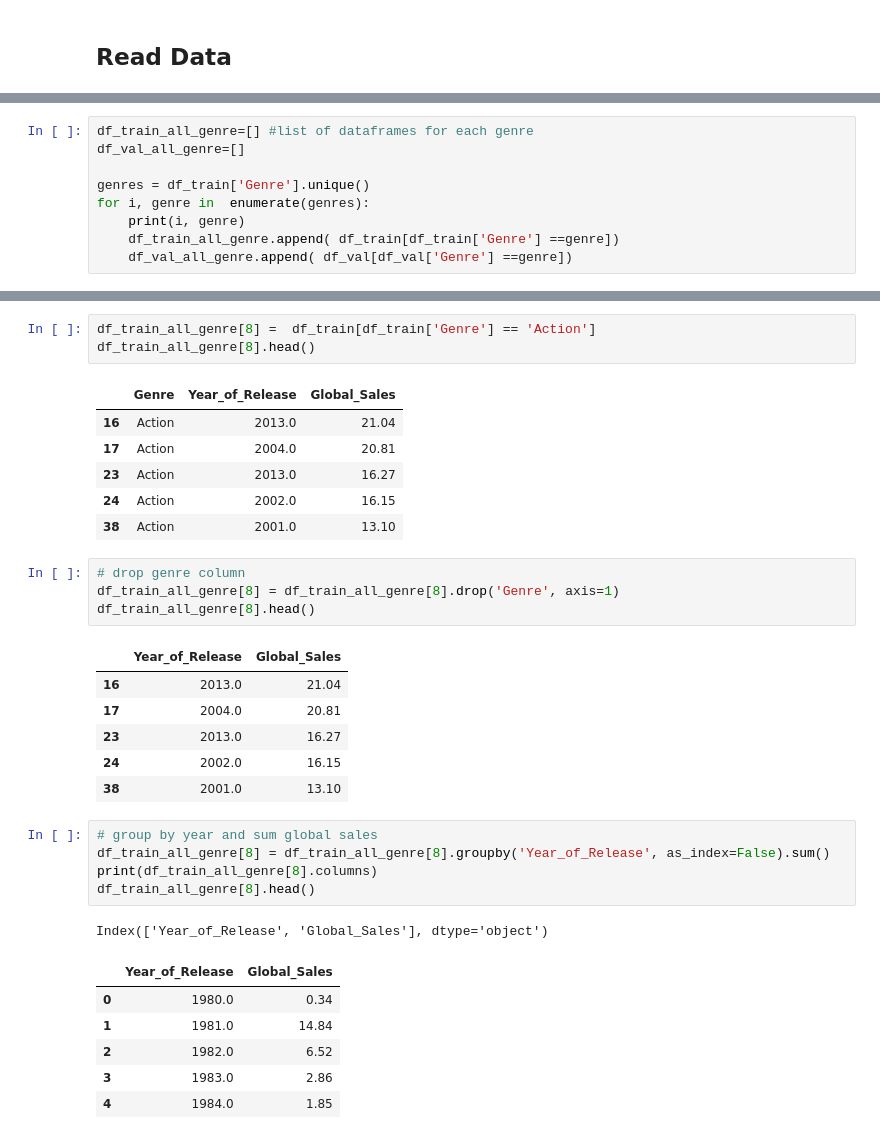
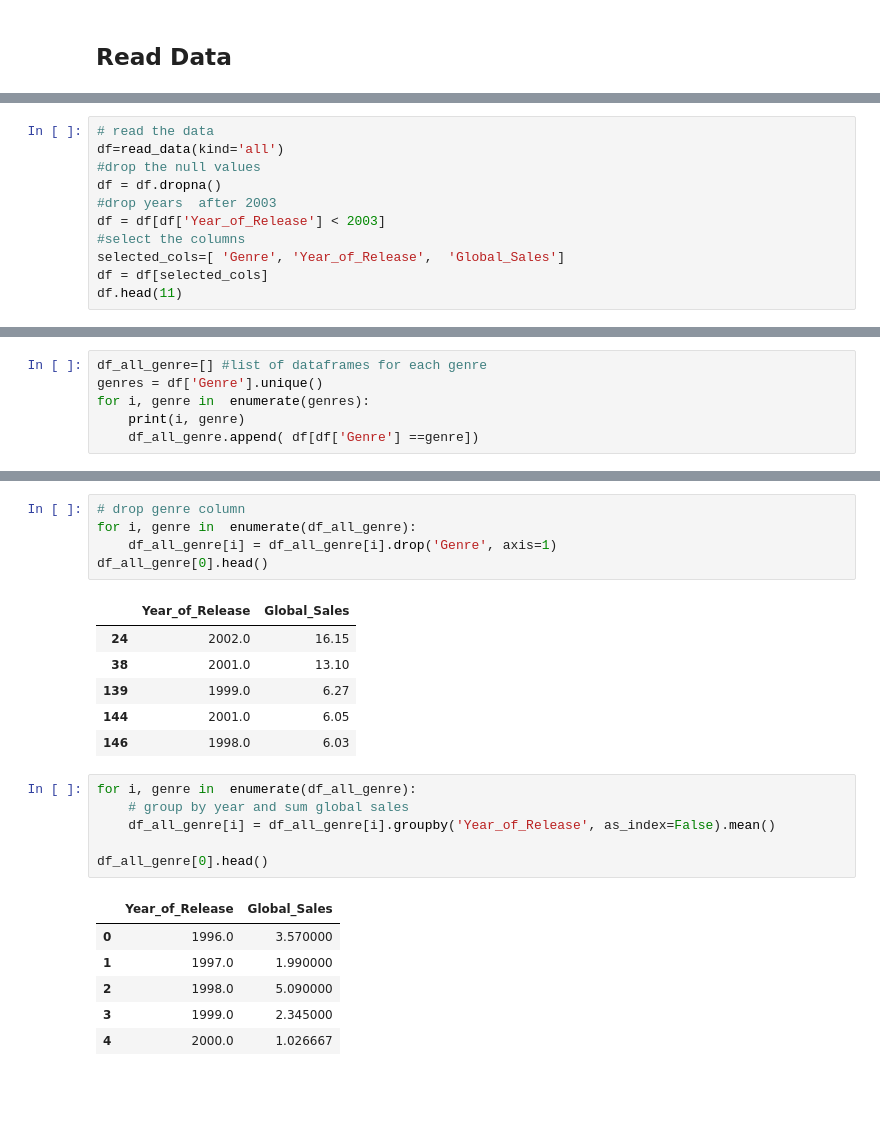
Before and after one commit to GhiathAjam/Analysis-of-Video-Games-Sales, a Jupyter notebook: Analysis/PredictiveQuestions/Q2.ipynb, the cells around one changed output, grey strips where cells are left out. Drawn from its saved outputs; the diff is of its cells as text; blank space fills up the shorter version.

```diff
--- a/Analysis/PredictiveQuestions/Q2.ipynb
+++ b/Analysis/PredictiveQuestions/Q2.ipynb
@@ -40,0 +18,11 @@ df_train.head()
+# %%
+# read the data
+df=read_data(kind='all')
+#drop the null values
+df = df.dropna()
+#drop years  after 2003
+df = df[df['Year_of_Release'] < 2003]
+#select the columns
+selected_cols=[ 'Genre', 'Year_of_Release',  'Global_Sales']
+df = df[selected_cols]
+df.head(11)
@@ -41,10 +42,7 @@ df_train.head()
 # %%
-df_train_all_genre=[] #list of dataframes for each genre
-df_val_all_genre=[]
-
-genres = df_train['Genre'].unique()
+df_all_genre=[] #list of dataframes for each genre
+genres = df['Genre'].unique()
 for i, genre in  enumerate(genres):
     print(i, genre)
-    df_train_all_genre.append( df_train[df_train['Genre'] ==genre])
-    df_val_all_genre.append( df_val[df_val['Genre'] ==genre])
+    df_all_genre.append( df[df['Genre'] ==genre])
 # %% [output]
@@ -78,34 +75,25 @@ df_train[df_train['Genre'] == 'Action'].head()
-# %%
-df_train_all_genre[8] =  df_train[df_train['Genre'] == 'Action']
-df_train_all_genre[8].head()
-# %% [output]
-|  | Genre | Year_of_Release | Global_Sales |
-| 16 | Action | 2013.0 | 21.04 |
-| 17 | Action | 2004.0 | 20.81 |
-| 23 | Action | 2013.0 | 16.27 |
-| 24 | Action | 2002.0 | 16.15 |
-| 38 | Action | 2001.0 | 13.10 |
 # %%
 # drop genre column
-df_train_all_genre[8] = df_train_all_genre[8].drop('Genre', axis=1)
-df_train_all_genre[8].head()
+for i, genre in  enumerate(df_all_genre):
+    df_all_genre[i] = df_all_genre[i].drop('Genre', axis=1)
+df_all_genre[0].head()
 # %% [output]
 |  | Year_of_Release | Global_Sales |
-| 16 | 2013.0 | 21.04 |
-| 17 | 2004.0 | 20.81 |
-| 23 | 2013.0 | 16.27 |
 | 24 | 2002.0 | 16.15 |
 | 38 | 2001.0 | 13.10 |
+| 139 | 1999.0 | 6.27 |
+| 144 | 2001.0 | 6.05 |
+| 146 | 1998.0 | 6.03 |
 # %%
-# group by year and sum global sales
-df_train_all_genre[8] = df_train_all_genre[8].groupby('Year_of_Release', as_index=False).sum()
-print(df_train_all_genre[8].columns)
-df_train_all_genre[8].head()
+for i, genre in  enumerate(df_all_genre):
+    # group by year and sum global sales
+    df_all_genre[i] = df_all_genre[i].groupby('Year_of_Release', as_index=False).mean()
+
+df_all_genre[0].head()
 # %% [output]
-Index(['Year_of_Release', 'Global_Sales'], dtype='object')
 |  | Year_of_Release | Global_Sales |
-| 0 | 1980.0 | 0.34 |
-| 1 | 1981.0 | 14.84 |
-| 2 | 1982.0 | 6.52 |
-| 3 | 1983.0 | 2.86 |
-| 4 | 1984.0 | 1.85 |
+| 0 | 1996.0 | 3.570000 |
+| 1 | 1997.0 | 1.990000 |
+| 2 | 1998.0 | 5.090000 |
+| 3 | 1999.0 | 2.345000 |
+| 4 | 2000.0 | 1.026667 |
```
Also changed, not shown: parts of 15 cells of this notebook.
